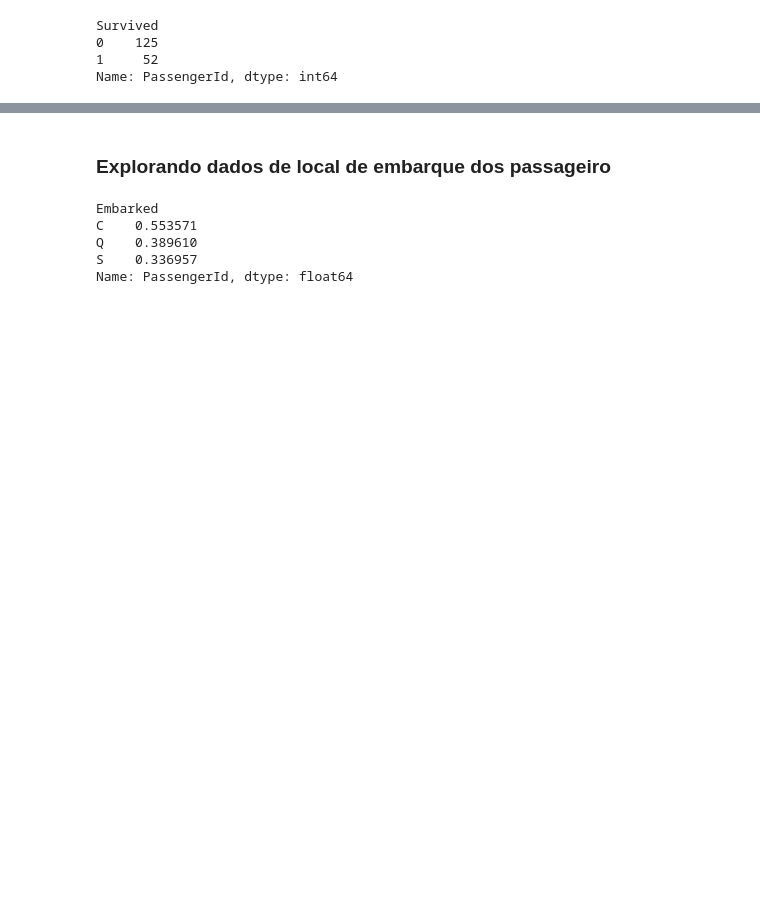
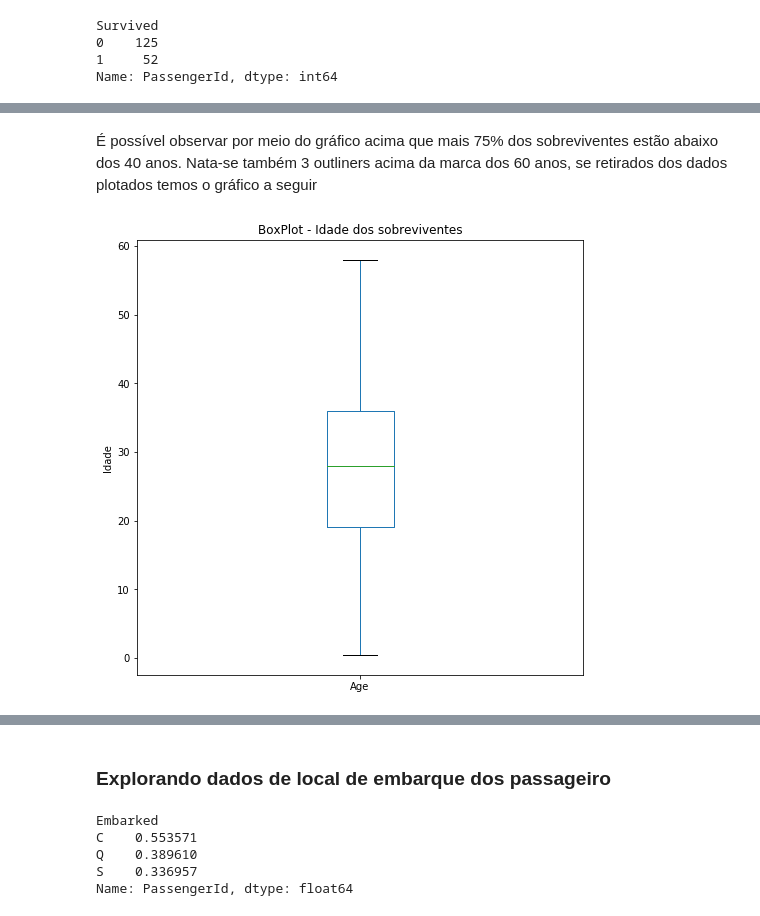
Before and after one commit to felipe-morilla/Projeto-final, a Jupyter notebook: Projeto Final.ipynb, the cells around one changed output, grey strips where cells are left out. Drawn from its saved outputs; the diff is of its cells as text; code cells hidden in the pictures; blank space fills up the shorter version.

```diff
--- a/Projeto Final.ipynb
+++ b/Projeto Final.ipynb
@@ -368,0 +392,10 @@ df.iloc[:,0:-4]
+# %% [markdown]
+É possível observar por meio do gráfico acima que mais 75% dos sobreviventes estão abaixo dos 40 anos.
+Nata-se também 3 outliners acima da marca dos 60 anos, se retirados dos dados plotados temos o gráfico a seguir
+# %%
+df_surv[df_surv['Age']<60]['Age'].dropna().plot(kind='box', figsize=(8,8))
+plt.title('BoxPlot - Idade dos sobreviventes')
+plt.xlabel('')
+plt.ylabel('Idade');
+# %% [output]
+[figure, added]
```
Also changed, not shown: parts of 57 cells of this notebook.
